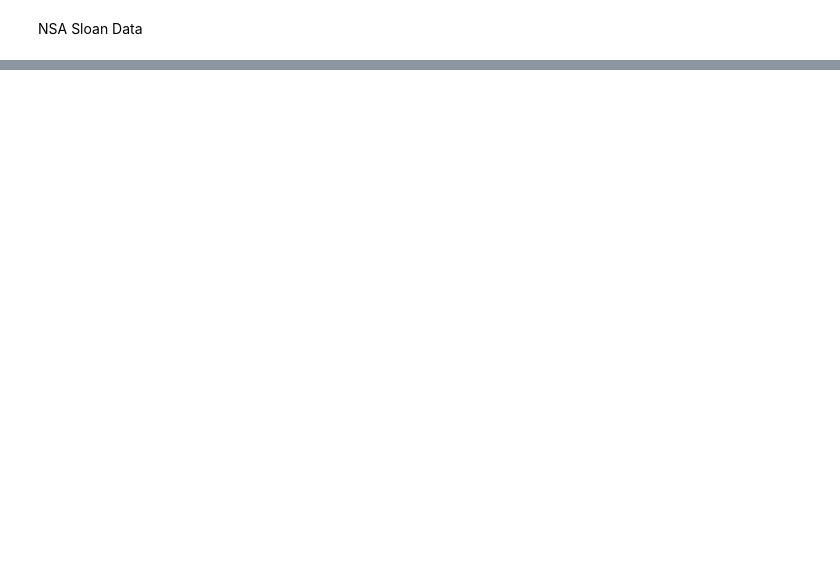
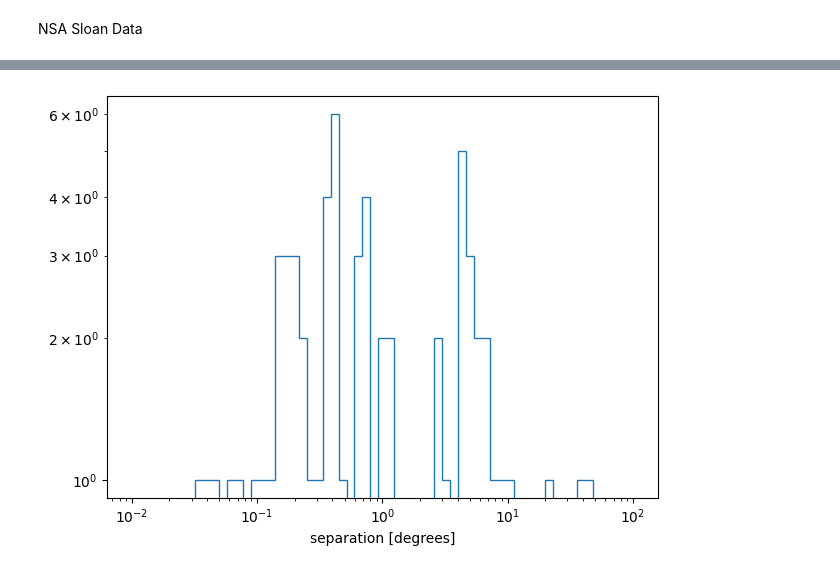
Before and after one commit to chinmayAmbasht/sersic-index-project, a Jupyter notebook: TDE_vs_SersicIndices.ipynb, the cells around one changed output, grey strips where cells are left out. Cells and saved outputs as stored; diff of their text form; code cells hidden in the pictures; blank space fills up the shorter version.

```diff
--- a/TDE_vs_SersicIndices.ipynb
+++ b/TDE_vs_SersicIndices.ipynb
@@ -42,0 +153,9 @@ hdu_list = fits.open('nsa_v0_1_2.fits', memmap=True)
+# %%
+nsap_data = nsa_data['IAUNAME','RA','DEC','Z','MASS']
+nsap=nsap_data.to_pandas()
+count_of_zeros = (nsap['Z'] == 0).sum()
+count_of_zeros
+list_zeros = np.array(list(np.where(nsap['Z'] == 0)))
+nsap=nsap.drop(index=[145040, 145042, 145048, 145053, 145063, 145081, 145095, 145097,
+        145116, 145126, 145129, 145130, 145131, 145154])
+len(nsap)
@@ -42,0 +176,11 @@ hdu_list = fits.open('nsa_v0_1_2.fits', memmap=True)
+# %%
+nsa_rev3d_data = QTable.from_pandas(nsap)
+
+nsa_rev3d_data['RA'] = Angle(nsa_rev3d_data['RA'],u.deg)
+nsa_rev3d_data['DEC'] = Angle(nsa_rev3d_data['DEC'], u.deg)
+#nsa_rev3d_data['Coordinate'] = SkyCoord(nsa_rev3d_data['RA'],nsa_rev3d_data['DEC'])
+z = nsa_rev3d_data['Z']*cu.redshift
+nsa_rev3d_data["Distance"] = z.to(u.Mpc, cu.redshift_distance(WMAP9, kind="comoving"))
+nsa_rev3d_data['Distance']  = np.abs(nsa_rev3d_data['Distance'])
+nsa_rev3d_data['Coordinates 3D'] = SkyCoord(nsa_rev3d_data['RA'],nsa_rev3d_data['DEC'],nsa_rev3d_data['Distance'])
+nsa_rev3d_data
@@ -61,0 +295,6 @@ data.fileinfo()
+# %%
+nsa_catalog_3d = nsa_rev3d_data['IAUNAME','Coordinates 3D']
+tns_catalog_3d = tns_catalog_dist['Name','Coordinates']
+# %%
+idx_sersic, sep2d, sep3d = tns_catalog_3d['Coordinates'].match_to_catalog_sky(nsa_catalog_3d['Coordinates 3D'])
+len(sep2d)
@@ -61,0 +307,9 @@ data.fileinfo()
+# %%
+plt.hist(sep2d.deg, histtype='step',
+         bins=np.logspace(-2, 2,64))
+plt.xlabel('separation [degrees]')
+plt.xscale('log')
+plt.yscale('log')
+plt.tight_layout()
+# %% [output]
+[figure, added]
```
Also changed, not shown: parts of 41 cells of this notebook.
